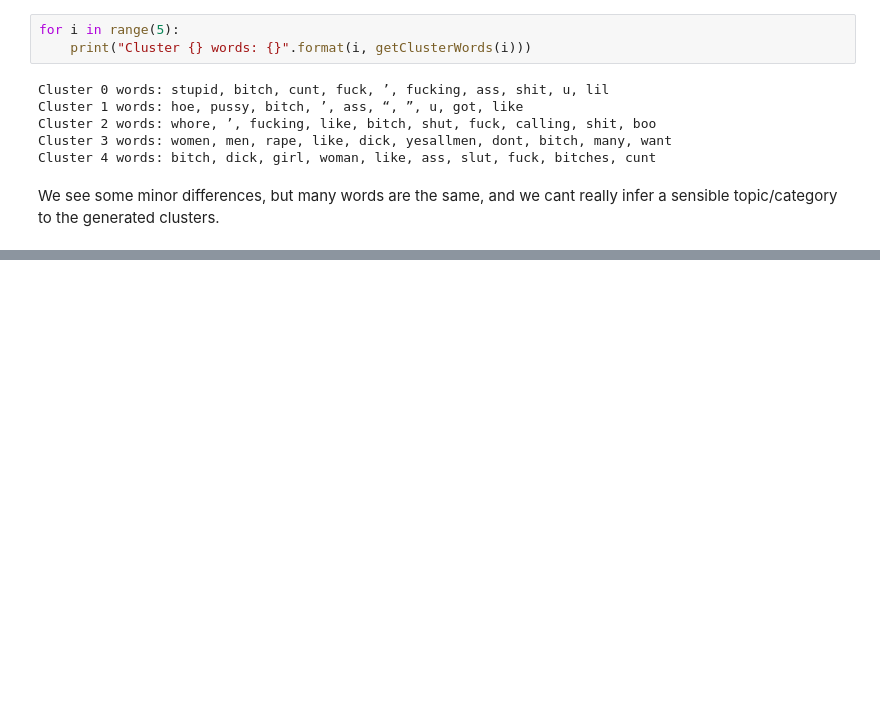
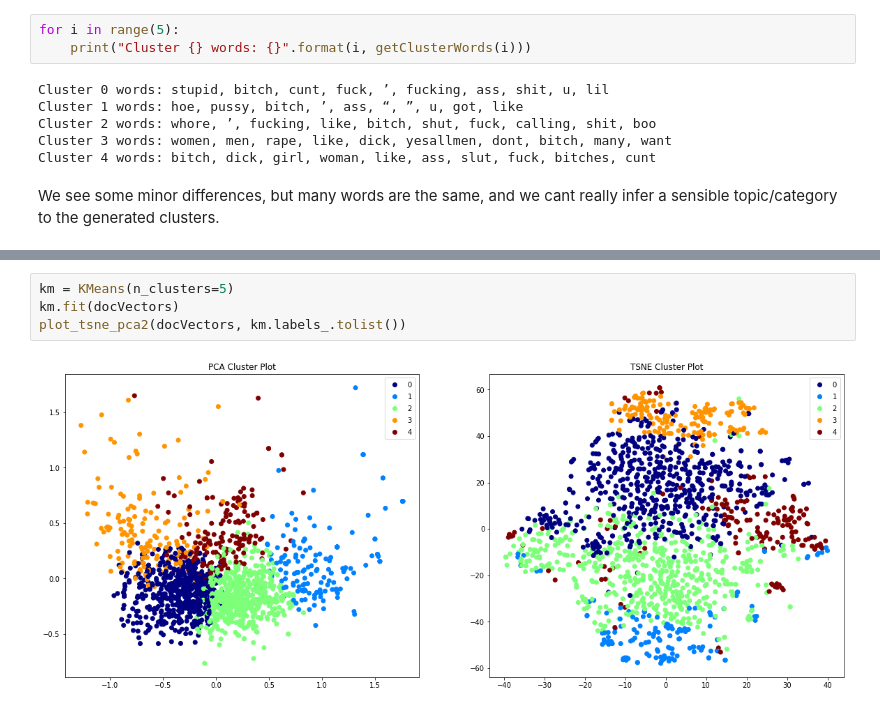
Before and after one commit to Benidzu/NLP_Assignment, a Jupyter notebook: notebooks/iberEvalExploration.ipynb, the cells around one changed output, grey strips where cells are left out. Drawn from its saved outputs; the diff is of its cells as text; blank space fills up the shorter version.

```diff
--- a/notebooks/iberEvalExploration.ipynb
+++ b/notebooks/iberEvalExploration.ipynb
@@ -183,0 +234,6 @@ We see some minor differences, but many words are the same, and we cant really i
+# %%
+km = KMeans(n_clusters=5)
+km.fit(docVectors)
+plot_tsne_pca2(docVectors, km.labels_.tolist())
+# %% [output]
+[figure, added]
```
Also changed, not shown: parts of 22 cells of this notebook, 1 other file.
